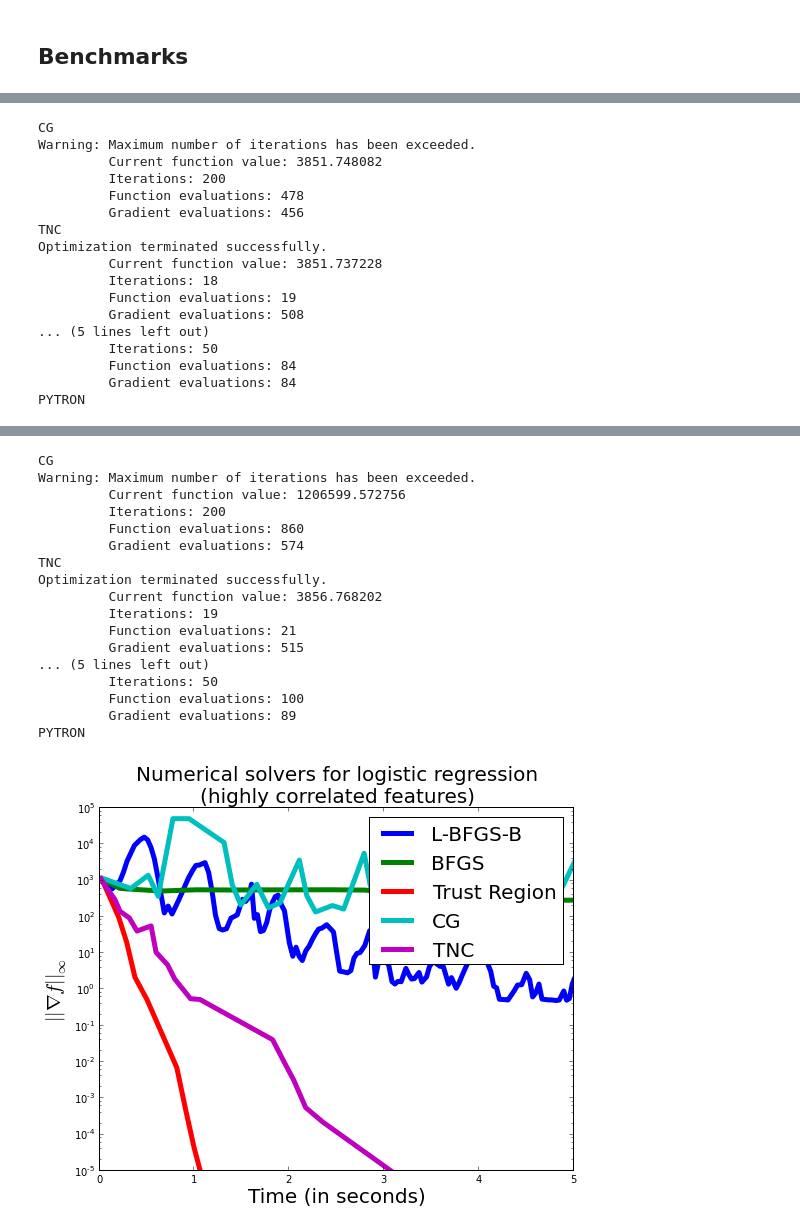
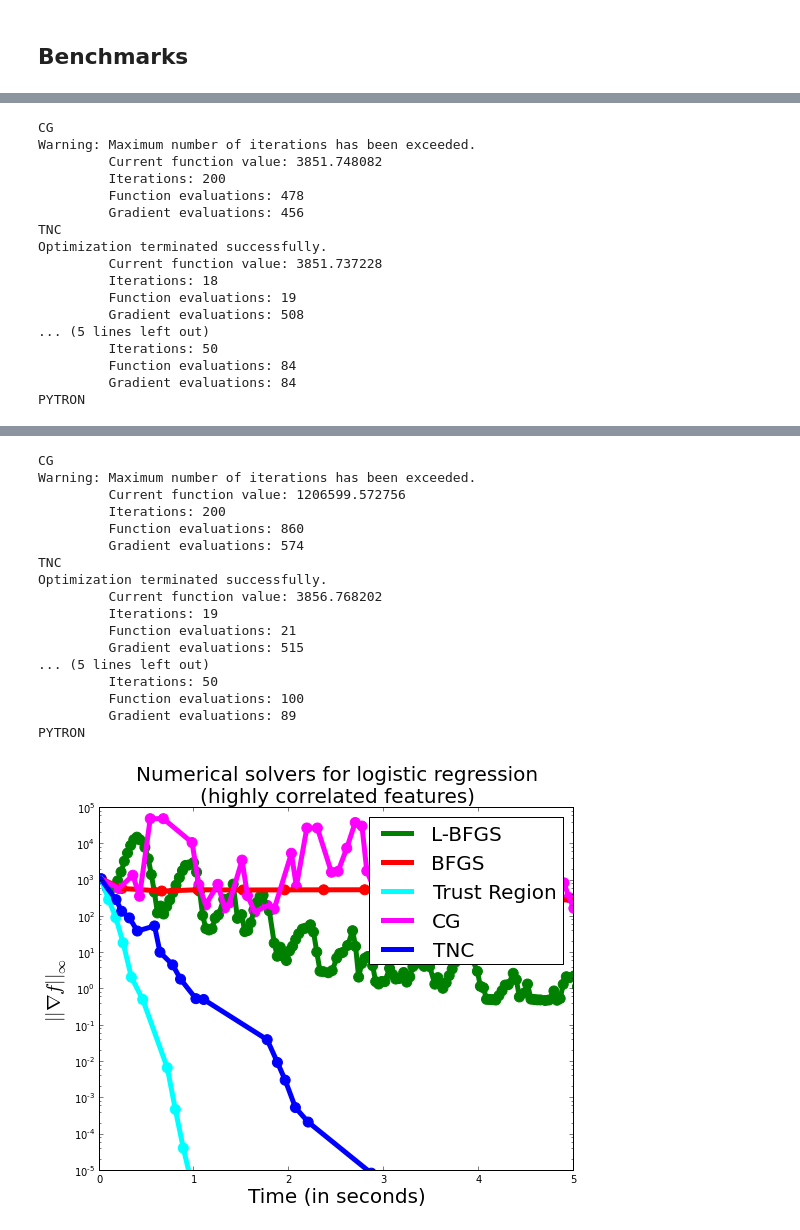
Before and after one commit to fabianp/pytron, a Jupyter notebook: doc/benchmark_logistic.ipynb, the cells around one changed output, grey strips where cells are left out. Cells and saved outputs as stored; diff of their text form; code cells hidden in the pictures.

```diff
--- a/doc/benchmark_logistic.ipynb
+++ b/doc/benchmark_logistic.ipynb
@@ -113,7 +113,7 @@ for corr in (0., 1., 10.):
             callback=callback, maxiter=40)
 
     # L-BFGS
-    print('L-BFGS-B')
+    print('L-BFGS')
     timings_lbfgs = []
     precision_lbfgs = []
     w0 = np.zeros(X.shape[1])
@@ -157,11 +157,16 @@ for corr in (0., 1., 10.):
             gtol=1e-10, tol=1e-20, max_iter=100, callback=callback).x
 
     import pylab as pl
-    pl.plot(timings_lbfgs, precision_lbfgs, label='L-BFGS-B', lw=5)
-    pl.plot(timings_bfgs, precision_bfgs, label='BFGS', lw=5)
-    pl.plot(timings_pytron, precision_pytron, label='Trust Region', lw=5)
-    pl.plot(timings_cg, precision_cg, label='CG', lw=5)
-    pl.plot(timings_tnc, precision_tnc, label='TNC', lw=5)
+    pl.plot(timings_lbfgs, precision_lbfgs, label='L-BFGS', lw=5, color='green')
+    pl.scatter(timings_lbfgs, precision_lbfgs, s=100, marker='o', color='green')
+    pl.plot(timings_bfgs, precision_bfgs, label='BFGS', lw=5, color='red')
+    pl.scatter(timings_bfgs, precision_bfgs, s=100, marker='o', color='red')
+    pl.plot(timings_pytron, precision_pytron, label='Trust Region', lw=5, color='cyan')
+    pl.scatter(timings_pytron, precision_pytron, s=100, marker='o', color='cyan')
+    pl.plot(timings_cg, precision_cg, label='CG', lw=5, color='magenta')
+    pl.scatter(timings_cg, precision_cg, s=100, marker='o', color='magenta')
+    pl.plot(timings_tnc, precision_tnc, label='TNC', lw=5, color='blue')
+    pl.scatter(timings_tnc, precision_tnc, s=100, marker='o', color='blue')
     pl.yscale('log')
     pl.ylabel(r'$\|\|\nabla f\|\|_\infty$', fontsize=20)
     pl.xlabel('Time (in seconds)', fontsize=20)
@@ -220,18 +225,18 @@ PYTRON
 CG
 Warning: Maximum number of iterations has been exceeded.
          Current function value: 1206599.572756
          Iterations: 200
          Function evaluations: 860
          Gradient evaluations: 574
 TNC
 Optimization terminated successfully.
          Current function value: 3856.768202
          Iterations: 19
          Function evaluations: 21
          Gradient evaluations: 515
 ... (5 lines left out)
          Iterations: 50
          Function evaluations: 100
          Gradient evaluations: 89
 PYTRON
-[figure, old version]
+[figure, new version]
```
Also changed, not shown: parts of 1 cell of this notebook.
